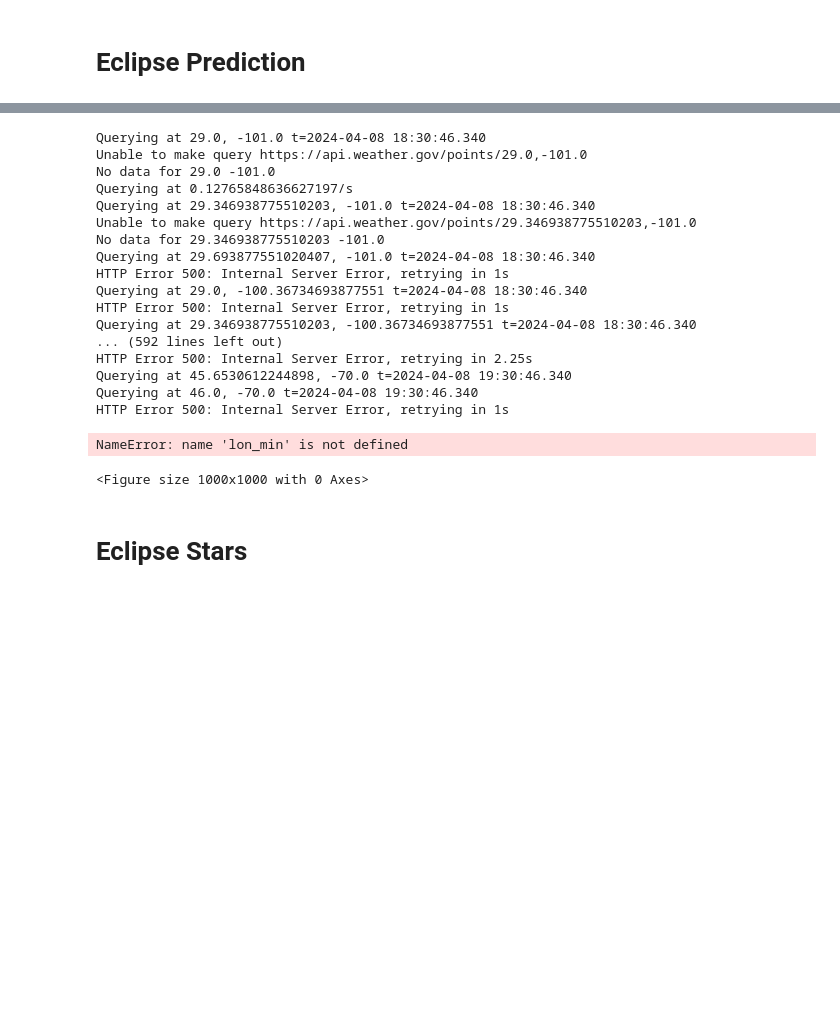
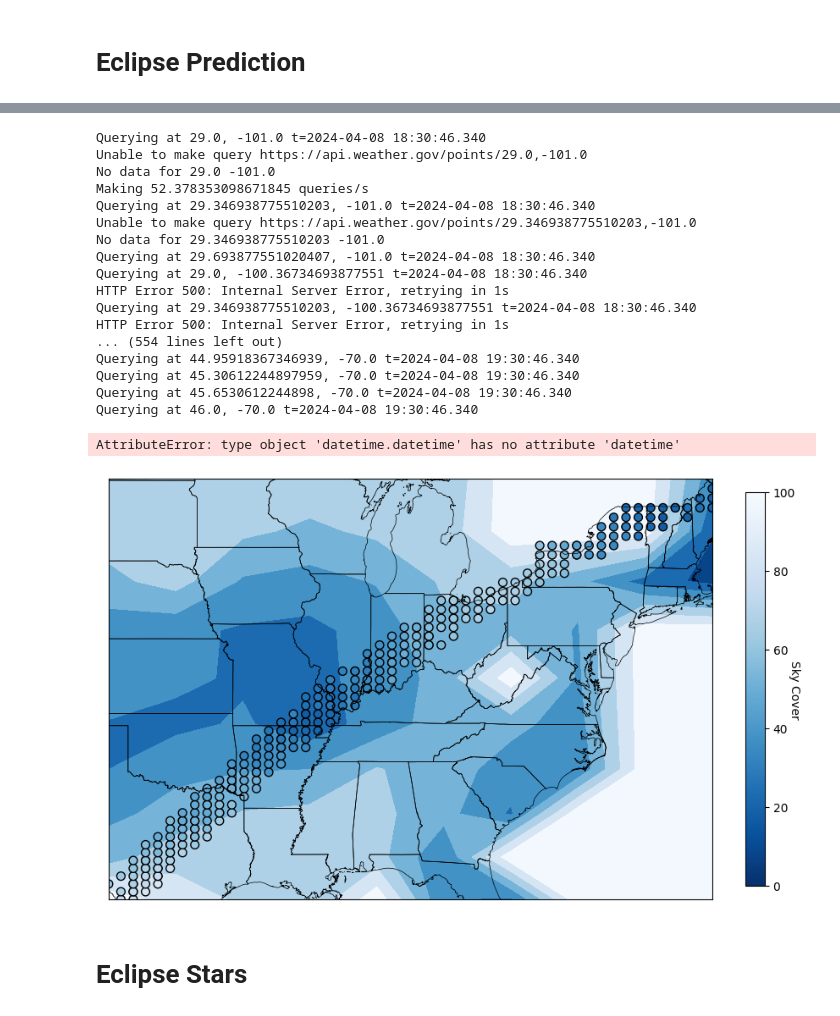
Before and after one commit to mattlangford/astropy-playground, a Jupyter notebook: astro.ipynb, the cells around one changed output, grey strips where cells are left out. Drawn from its saved outputs; the diff is of its cells as text; code cells hidden in the pictures; blank space fills up the shorter version.

Commit message:
drawing in blue

```diff
--- a/astro.ipynb
+++ b/astro.ipynb
@@ -259,53 +258,54 @@ for i, c in enumerate(centers):
     if i % sample_rate == 0:
         print(f"Making {sample_rate / (time.time() - t0)} queries/s")
         t0 = time.time()
+
+center_covers = np.array(center_covers)
 # %% [output]
 Querying at 29.0, -101.0 t=2024-04-08 18:30:46.340
 Unable to make query https://api.weather.gov/points/29.0,-101.0
 No data for 29.0 -101.0
-Querying at 0.12765848636627197/s
+Making 52.378353098671845 queries/s
 Querying at 29.346938775510203, -101.0 t=2024-04-08 18:30:46.340
 Unable to make query https://api.weather.gov/points/29.346938775510203,-101.0
 No data for 29.346938775510203 -101.0
 Querying at 29.693877551020407, -101.0 t=2024-04-08 18:30:46.340
-HTTP Error 500: Internal Server Error, retrying in 1s
 Querying at 29.0, -100.36734693877551 t=2024-04-08 18:30:46.340
 HTTP Error 500: Internal Server Error, retrying in 1s
 Querying at 29.346938775510203, -100.36734693877551 t=2024-04-08 18:30:46.340
-... (592 lines left out)
-HTTP Error 500: Internal Server Error, retrying in 2.25s
+HTTP Error 500: Internal Server Error, retrying in 1s
+... (554 lines left out)
+Querying at 44.95918367346939, -70.0 t=2024-04-08 19:30:46.340
+Querying at 45.30612244897959, -70.0 t=2024-04-08 19:30:46.340
 Querying at 45.6530612244898, -70.0 t=2024-04-08 19:30:46.340
 Querying at 46.0, -70.0 t=2024-04-08 19:30:46.340
-HTTP Error 500: Internal Server Error, retrying in 1s
 # %%
 # Plot the map, eclipse points, and weather
 
 from mpl_toolkits.basemap import Basemap
 
 plt.figure(figsize=(10,10))
 # Lambert Conformal map of lower 48 states.
 m = Basemap(llcrnrlon=lon_min, llcrnrlat=lat_min, urcrnrlon=lon_max, urcrnrlat=lat_max,
             lat_0=lat_center, lon_0=lon_center, projection='merc')
 
 m.readshapefile('/Users/mattlangford/Downloads/cb_2018_us_state_500k/cb_2018_us_state_500k', 'states', drawbounds=True)
 
 y, x = m(cloud_lon, cloud_lat)
-plt.contourf(y, x, cover, vmin=0, vmax=100)
+plt.contourf(y, x, cover, cmap='Blues_r', vmin=0, vmax=100)
 
 y, x = m(centers[:, 1], centers[:, 0])
-plt.scatter(y, x, c=center_covers, s=50, vmin=0, vmax=100, edgecolors='black')
+center_covers = np.array(center_covers)
+mask = center_covers < 100
+plt.scatter(y[mask], x[mask], c=center_covers[mask], s=50, cmap='Blues_r', vmin=0, vmax=100, edgecolors='black')
 
 cbar = plt.colorbar(fraction=0.03)
 cbar.set_label('Sky Cover', rotation=270)
 
-y, x = m(lon, lat)
-time = astropy.time.Time("2024-04-08 19:00:46.339812")
-plt.contour(y, x, 1.0 - coverage, 20, cmap='Greys', linewidths=0.75)
-plt.title(f"{time.to_datetime(astropy.time.TimezoneInfo(utc_offset=-4*u.hour))} lat={lat_center:.3f} lon={lon_center:.3f}")
+plt.title(f"Sky Cover along Totality (queried_at={datetime.now()})")
 plt.show()
 # %% [output]
-NameError: name 'lon_min' is not defined
+AttributeError: type object 'datetime.datetime' has no attribute 'datetime'
-<Figure size 1000x1000 with 0 Axes>
+[figure, added]
 # %% [markdown]
 # Eclipse Stars
 # %%
```
Also changed, not shown: parts of 2 cells of this notebook.
